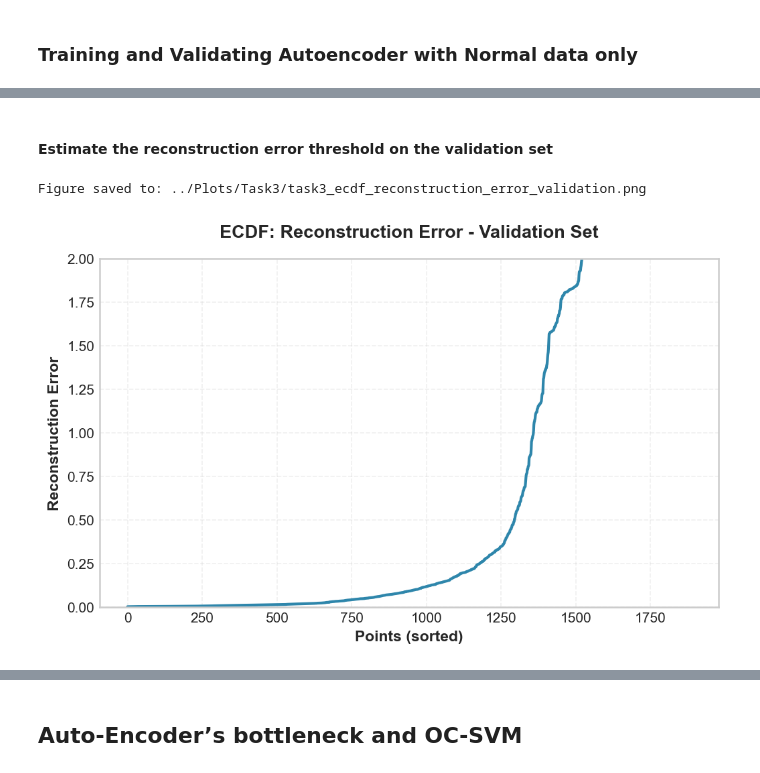
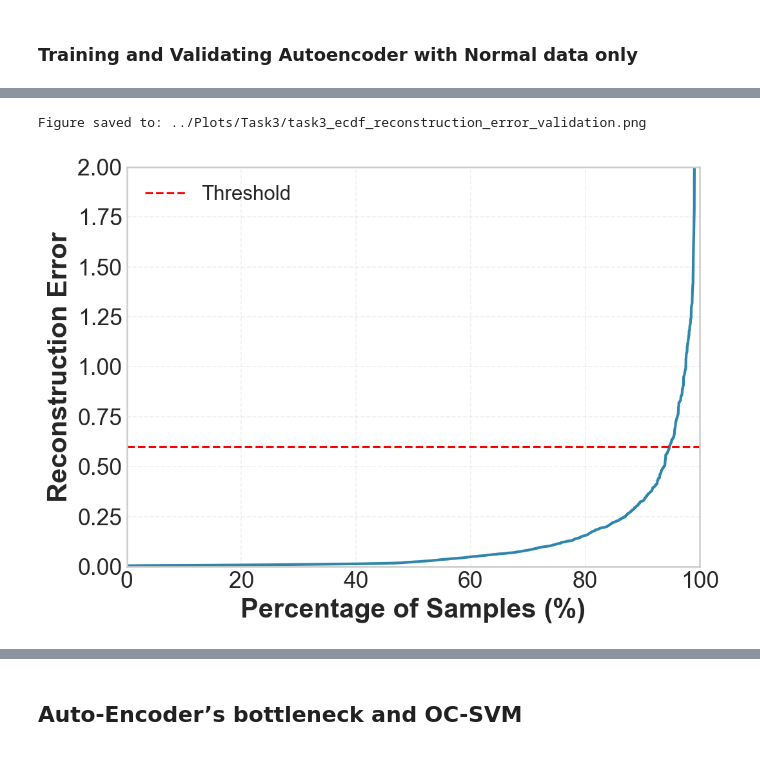
Before and after one commit to RenatoMignone/unsupervised-network-intrusion-detection, a Jupyter notebook: lab/notebooks/Task3.ipynb, the cells around one changed output, grey strips where cells are left out. Cells and saved outputs as stored; diff of their text form; code cells hidden in the pictures.

Commit message:
Fix task 3 validation set and better answer to questions

```diff
--- a/lab/notebooks/Task3.ipynb
+++ b/lab/notebooks/Task3.ipynb
@@ -395,6 +373,9 @@ model = model.to(device)
 optimizer = optim.Adam(model.parameters(), lr=1e-3)
 # %%
 # Grid search over learning rates for the autoencoder
+from numpy import argmin
+
+
 learning_rates = [5e-3, 1e-3, 5e-4, 1e-4]
 n_epochs = 100
 results = {}
@@ -407,7 +388,7 @@ loss_curves = {}  # {lr: {'train': [...], 'val': [...]}}
 
 for lr in learning_rates:
     print(f"\n=== Training with learning rate: {lr} ===")
-    set_seed(11)
+    set_seed(33)
     # Re-initialize model and optimizer for each run
     model = ImprovedAutoencoder(input_dim=X_train_normal_only.shape[1], bottleneck_dim=16).to(device)
     optimizer = optim.Adam(model.parameters(), lr=lr)
@@ -443,11 +424,13 @@ for lr in learning_rates:
 
     # Store the best validation loss for this learning rate
     min_val = min(val_losses)
+    min_val_epoch = argmin(val_losses)
     results[lr] = min_val
     if min_val < best_val_loss:
         best_val_loss = min_val
         best_model_state = model.state_dict()
         best_lr = lr
+        best_epoch= min_val_epoch
 
     # Store loss curves for later plotting
     loss_curves[lr] = {'train': train_losses, 'val': val_losses}
@@ -470,7 +453,7 @@ for lr in learning_rates:
 print("\nGrid search results (best val loss):")
 for lr, best_val in results.items():
     print(f"Learning rate {lr}: best val loss = {best_val:.4f}")
-print(f"\nBest learning rate: {best_lr} (val loss = {best_val_loss:.4f})")
+print(f"\nBest learning rate: {best_lr} (val loss = {best_val_loss:.4f}, epoch={min_val_epoch})")
 
 # Load the best model for further use
 def load_best_autoencoder():
@@ -580,7 +563,7 @@ LEGEND_FONTSIZE = 15
 LINE_WIDTH = 3.2
 plt.figure(figsize=(7, 6))
 
-colors = ['#2E86AB', '#A23B72', '#F18F01', '#C73E1D']
+colors = ['#2E86AB', '#A23B72', '#F18F01', '#8FA31E']
 labels = [f'lr={lr}' for lr in learning_rates]
 
 for idx, lr in enumerate(learning_rates):
@@ -609,7 +592,7 @@ LEGEND_FONTSIZE = 15
 LINE_WIDTH = 3.2
 plt.figure(figsize=(7, 6))
 
-colors = ['#2E86AB', '#A23B72', '#F18F01', '#C73E1D']
+colors = ['#2E86AB', '#A23B72', '#F18F01', '#8FA31E']
 labels = [f'lr={lr}' for lr in learning_rates]
 
 for idx, lr in enumerate(learning_rates):
@@ -633,13 +616,13 @@ Figure saved to: ../Plots/Task3/task3_autoencoder_all_val_loss.png
 # %%
 # Re-train best model
-best_lr = 1e-3
-n_epochs = 30
+best_lr = 5e-4
+n_epochs = 50
 results = {}
 best_val_loss = float('inf')
 best_model_state = None
 best_lr = None
 
-set_seed(11)
+set_seed(33)
 # Re-initialize model and optimizer for each run
 model = ImprovedAutoencoder(input_dim=X_train_normal_only.shape[1], bottleneck_dim=16).to(device)
 optimizer = optim.Adam(model.parameters(), lr=lr)
@@ -834,17 +723,39 @@ Figure saved to: ../Plots/Task3/task3_autoencoder_reconstruction_confusion_matri
-# %% [markdown]
-#### Estimate the reconstruction error threshold on the validation set
 # %%
-plt.figure(figsize=(7, 4.5))
-plt.plot(sorted(reconstruction_error_val), linewidth=2, color='#2E86AB')
-plt.xlabel('Points (sorted)')
-plt.ylabel('Reconstruction Error')
-plt.title('ECDF: Reconstruction Error - Validation Set', pad=15)
+# VAL SET
+# Reconstruct the full dataset
+with torch.no_grad():
+    X_val_tensor = X_val_tensor.to(next(model.parameters()).device)  # ensure correct device
+    X_val_reconstructed = model(X_val_tensor)
+    reconstruction_error_val = compute_per_sample_reconstruction_error(
+        X_val_tensor, X_val_reconstructed,
+        categorical_dims=categorical_dims,
+        numerical_idx=numerical_idx)
+
+# Convert to NumPy
+reconstruction_error_val = reconstruction_error_val.cpu().numpy()
+
+# Sort reconstruction errors
+sorted_val = np.sort(reconstruction_error_val)
+
+# Calculate percentage (0-100%) for each dataset
+n_val = len(sorted_val)
+percent_val = np.linspace(0, 100, n_val)
+
+plt.figure(figsize=(7, 5))
+plt.plot(percent_val, sorted_val, linewidth=2, color='#2E86AB')
+plt.axhline(y=0.6, color='r', linestyle='--', label='Threshold')
+plt.xlabel('Percentage of Samples (%)', fontsize=LABEL_FONTSIZE)
+plt.ylabel('Reconstruction Error', fontsize=LABEL_FONTSIZE)
+#plt.title('ECDF: Reconstruction Error - Validation Set', pad=15)
 plt.ylim(0, 2)
+plt.xlim(0,100)
 plt.grid(True, alpha=0.3, linestyle='--')
 plt.tight_layout()
+plt.legend(loc='upper left', fontsize=LEGEND_FONTSIZE)
+plt.tick_params(labelsize=TICK_FONTSIZE)
 save_figure_for_report('task3_ecdf_reconstruction_error_validation.png')
 plt.show()
 plt.close()
 # %% [output]
 Figure saved to: ../Plots/Task3/task3_ecdf_reconstruction_error_validation.png
-[figure, old version]
+[figure, new version]
```
Also changed, not shown: parts of 35 cells of this notebook, 26 other files.
